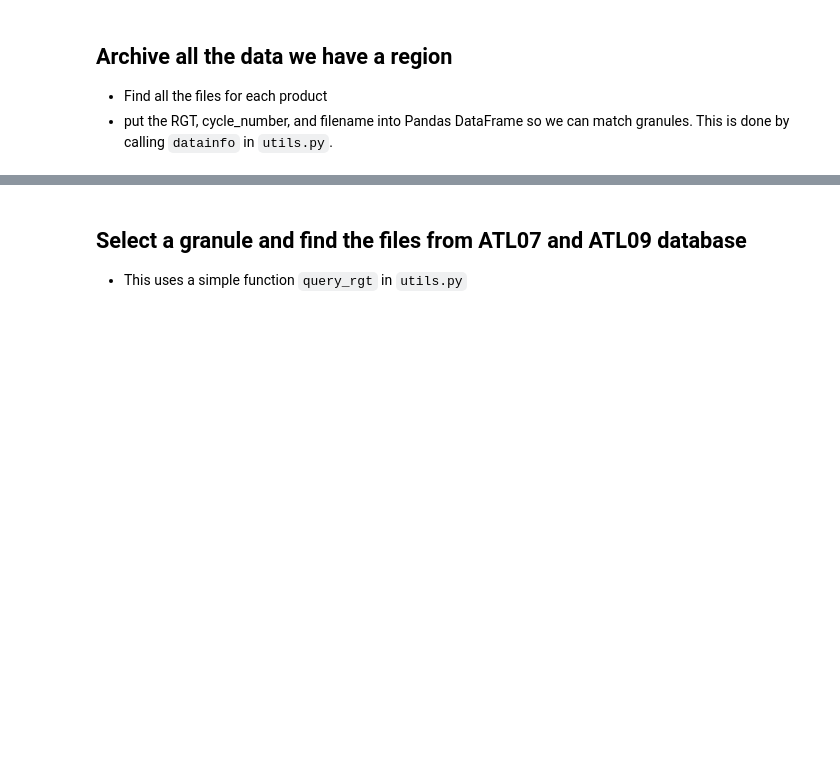
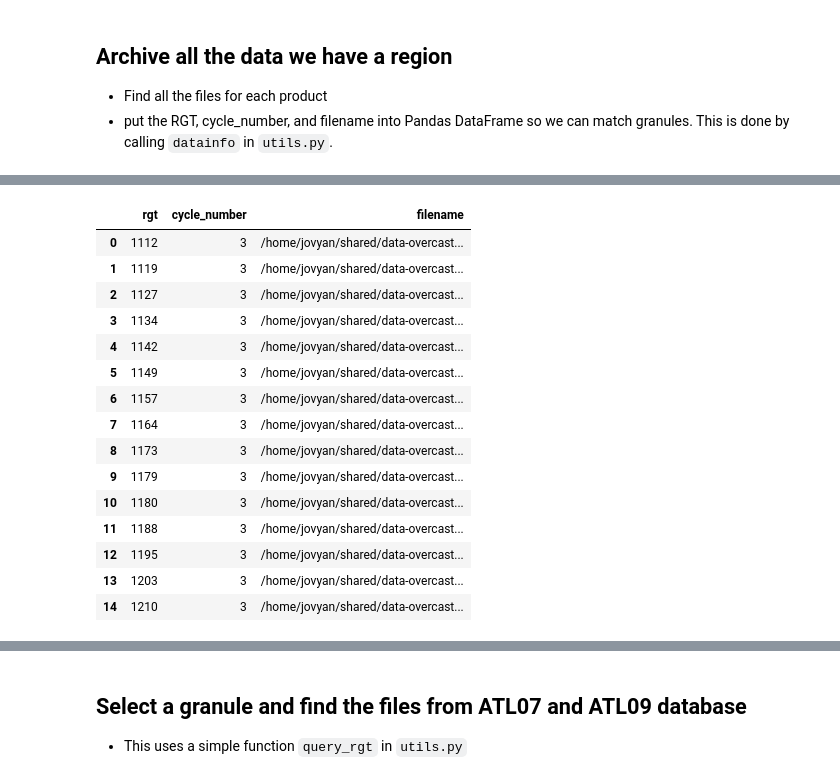
Before and after one commit to ICESAT-2HackWeek/overcast, a Jupyter notebook: notebooks/plot_ATL0709.ipynb, the cells around one changed output, grey strips where cells are left out. Saved outputs shown, nothing was run; the diff lists cells and outputs as text; code cells hidden in the pictures; blank space fills up the shorter version.

```diff
--- a/notebooks/plot_ATL0709.ipynb
+++ b/notebooks/plot_ATL0709.ipynb
@@ -44,0 +58,19 @@ db07.head()
+# %%
+db07
+# %% [output]
+|  | rgt | cycle_number | filename |
+| 0 | 1112 | 3 | /home/jovyan/shared/data-overcast... |
+| 1 | 1119 | 3 | /home/jovyan/shared/data-overcast... |
+| 2 | 1127 | 3 | /home/jovyan/shared/data-overcast... |
+| 3 | 1134 | 3 | /home/jovyan/shared/data-overcast... |
+| 4 | 1142 | 3 | /home/jovyan/shared/data-overcast... |
+| 5 | 1149 | 3 | /home/jovyan/shared/data-overcast... |
+| 6 | 1157 | 3 | /home/jovyan/shared/data-overcast... |
+| 7 | 1164 | 3 | /home/jovyan/shared/data-overcast... |
+| 8 | 1173 | 3 | /home/jovyan/shared/data-overcast... |
+| 9 | 1179 | 3 | /home/jovyan/shared/data-overcast... |
+| 10 | 1180 | 3 | /home/jovyan/shared/data-overcast... |
+| 11 | 1188 | 3 | /home/jovyan/shared/data-overcast... |
+| 12 | 1195 | 3 | /home/jovyan/shared/data-overcast... |
+| 13 | 1203 | 3 | /home/jovyan/shared/data-overcast... |
+| 14 | 1210 | 3 | /home/jovyan/shared/data-overcast... |
```
Also changed, not shown: parts of 10 cells of this notebook, 2 other files.
